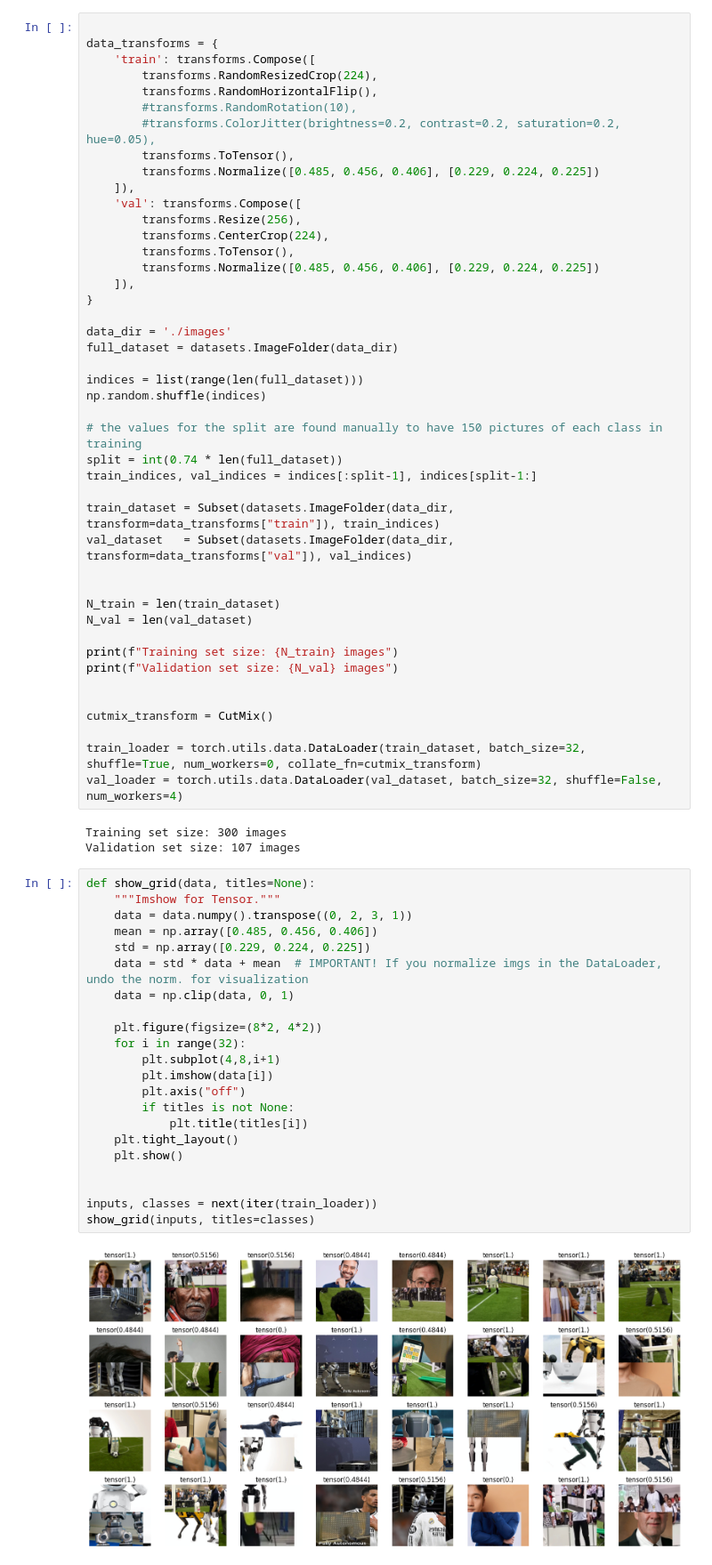
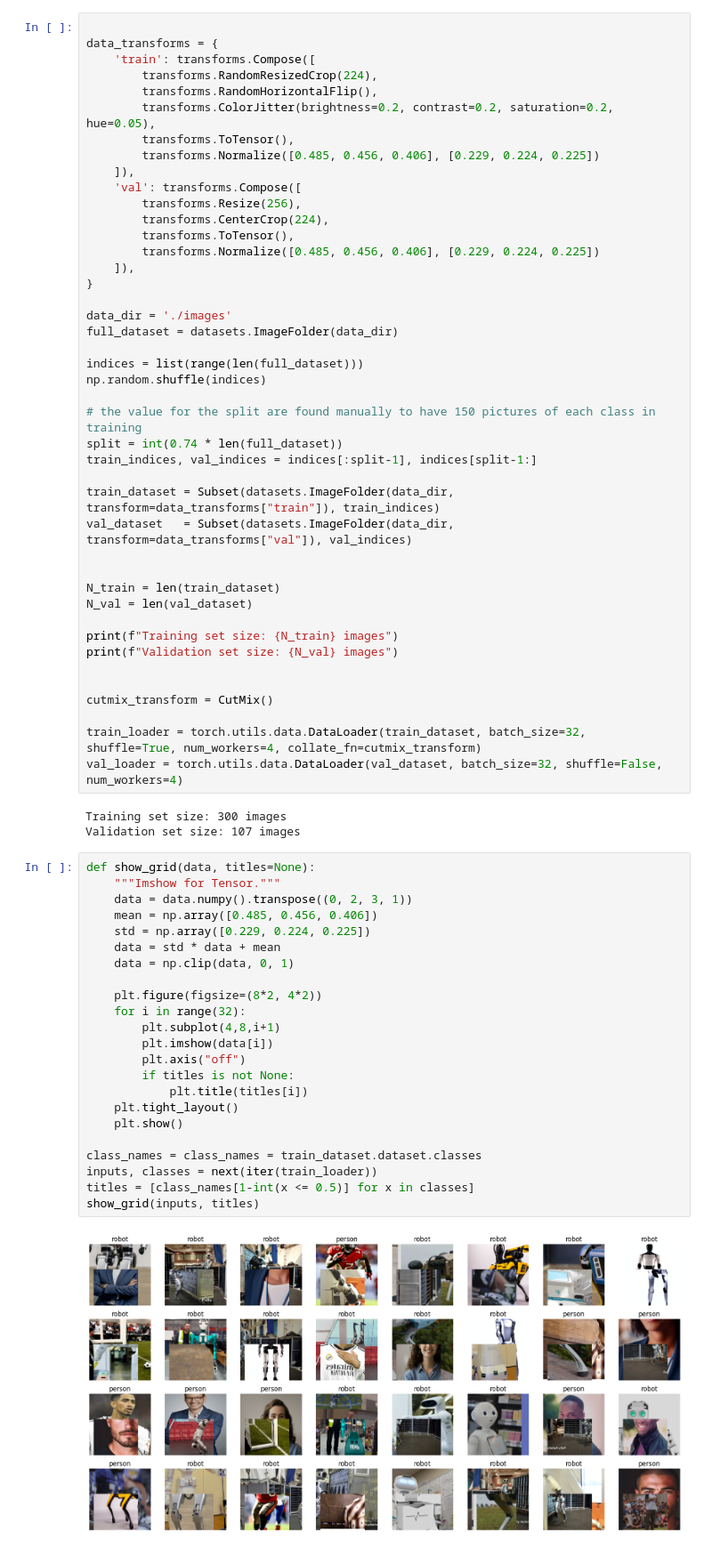
Before and after one commit to kel16/CudaLabTasksSS25, a Jupyter notebook: Session2/Solution2.ipynb, the cells around one changed output. Shown at 89% size. Saved outputs shown, nothing was run; the diff lists cells and outputs as text.

```diff
--- a/Session2/Solution2.ipynb
+++ b/Session2/Solution2.ipynb
@@ -27,8 +34,7 @@ data_transforms = {
     'train': transforms.Compose([
         transforms.RandomResizedCrop(224),
         transforms.RandomHorizontalFlip(),
-        #transforms.RandomRotation(10),
-        #transforms.ColorJitter(brightness=0.2, contrast=0.2, saturation=0.2, hue=0.05),
+        transforms.ColorJitter(brightness=0.2, contrast=0.2, saturation=0.2, hue=0.05),
         transforms.ToTensor(),
         transforms.Normalize([0.485, 0.456, 0.406], [0.229, 0.224, 0.225])
     ]),
@@ -46,7 +52,7 @@ full_dataset = datasets.ImageFolder(data_dir)
 indices = list(range(len(full_dataset)))
 np.random.shuffle(indices)
 
-# the values for the split are found manually to have 150 pictures of each class in training
+# the value for the split are found manually to have 150 pictures of each class in training
 split = int(0.74 * len(full_dataset))
 train_indices, val_indices = indices[:split-1], indices[split-1:]
 
@@ -63,7 +69,7 @@ print(f"Validation set size: {N_val} images")
 
 cutmix_transform = CutMix()
 
-train_loader = torch.utils.data.DataLoader(train_dataset, batch_size=32, shuffle=True, num_workers=0, collate_fn=cutmix_transform)
+train_loader = torch.utils.data.DataLoader(train_dataset, batch_size=32, shuffle=True, num_workers=4, collate_fn=cutmix_transform)
 val_loader = torch.utils.data.DataLoader(val_dataset, batch_size=32, shuffle=False, num_workers=4)
 # %% [output]
 Training set size: 300 images
@@ -71,24 +77,25 @@ Validation set size: 107 images
 # %%
 def show_grid(data, titles=None):
     """Imshow for Tensor."""
     data = data.numpy().transpose((0, 2, 3, 1))
     mean = np.array([0.485, 0.456, 0.406])
     std = np.array([0.229, 0.224, 0.225])
-    data = std * data + mean  # IMPORTANT! If you normalize imgs in the DataLoader, undo the norm. for visualization
+    data = std * data + mean
     data = np.clip(data, 0, 1)
 
     plt.figure(figsize=(8*2, 4*2))
     for i in range(32):
         plt.subplot(4,8,i+1)
         plt.imshow(data[i])
         plt.axis("off")
         if titles is not None:
             plt.title(titles[i])
     plt.tight_layout()
     plt.show()
 
-
+class_names = class_names = train_dataset.dataset.classes
 inputs, classes = next(iter(train_loader))
-show_grid(inputs, titles=classes)
+titles = [class_names[1-int(x <= 0.5)] for x in classes]
+show_grid(inputs, titles)
 # %% [output]
-[figure, old version]
+[figure, new version]
```
Also changed, not shown: parts of 8 cells of this notebook, 3 other files.
